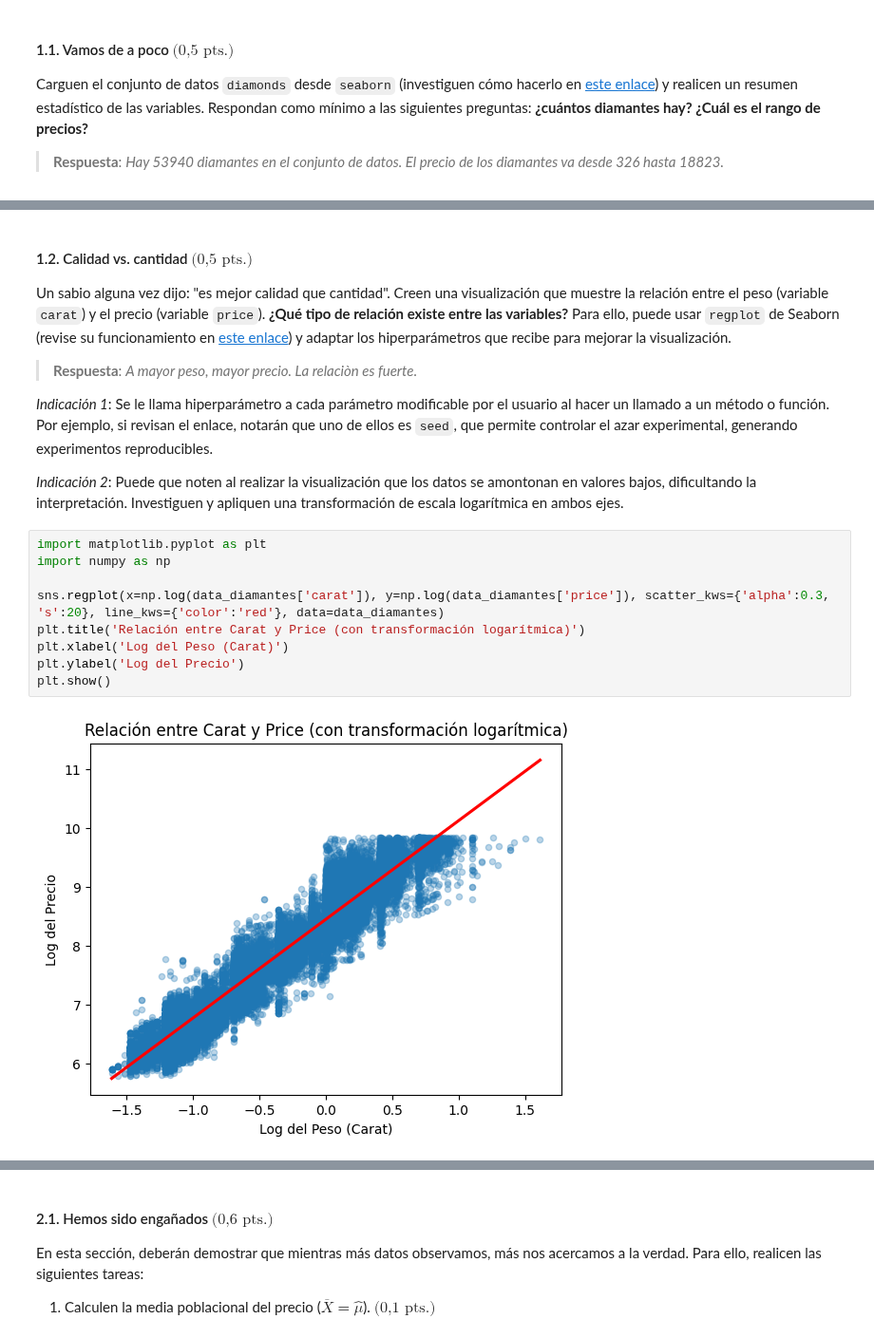
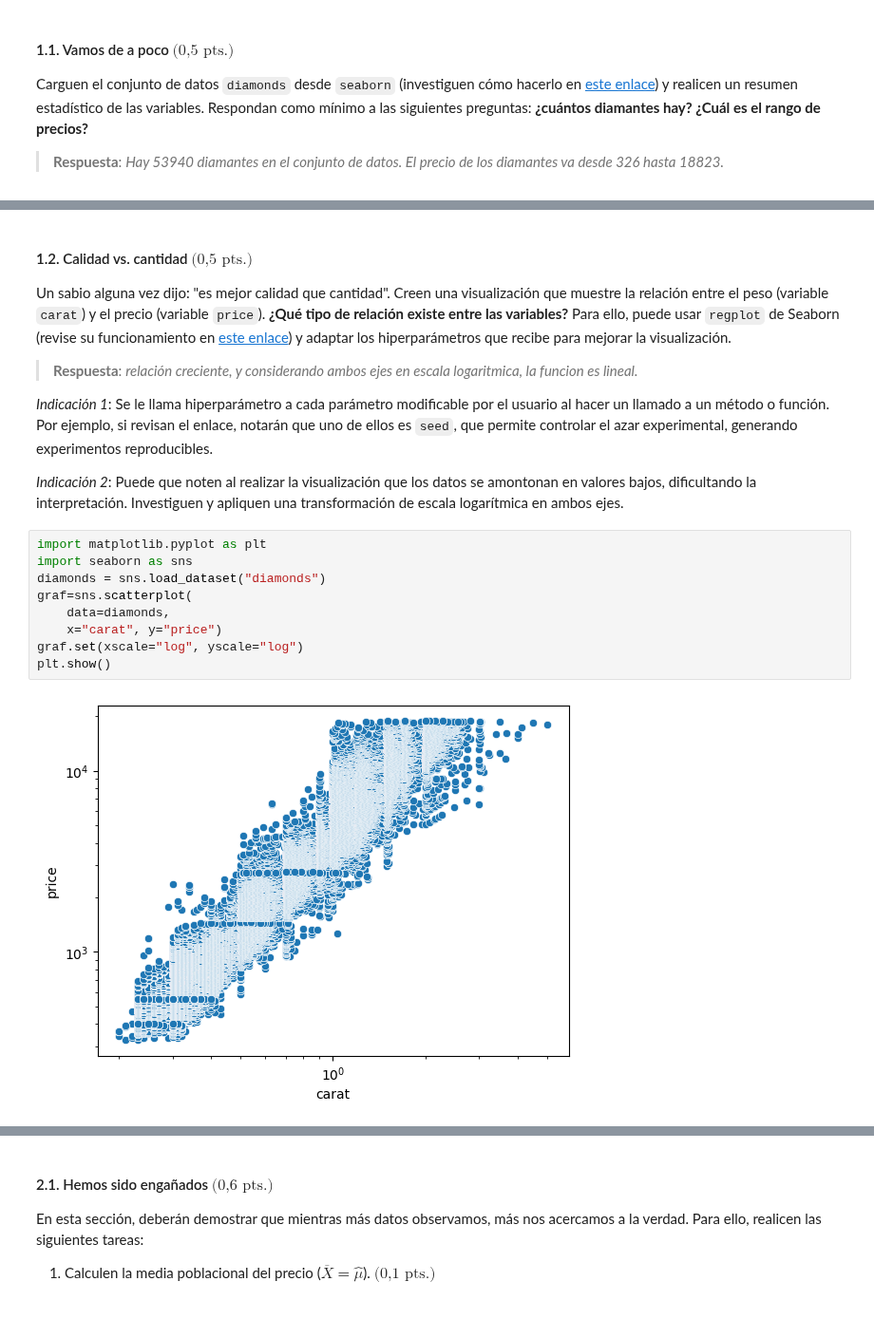
Before and after one commit to milemrc5-cpu/cursoedv-tarea1-equipo2, a Jupyter notebook: tareaedv.ipynb, the cells around one changed output, grey strips where cells are left out. Shown at 95% size. Drawn from its saved outputs; the diff is of its cells as text.

```diff
--- a/tareaedv.ipynb
+++ b/tareaedv.ipynb
@@ -81,22 +125,22 @@ max       58.900000     31.800000
 
 Un sabio alguna vez dijo: "es mejor calidad que cantidad". Creen una visualización que muestre la relación entre el peso (variable `carat`) y el precio (variable `price`). **¿Qué tipo de relación existe entre las variables?** Para ello, puede usar `regplot` de Seaborn (revise su funcionamiento en [este enlace](https://seaborn.pydata.org/generated/seaborn.regplot.html)) y adaptar los hiperparámetros que recibe para mejorar la visualización.
 
-> **Respuesta**: *A mayor peso, mayor precio. La relaciòn es fuerte*.
+> **Respuesta**: *relación creciente, y considerando ambos ejes en escala logaritmica, la funcion es lineal.*
 
 _Indicación 1_: Se le llama hiperparámetro a cada parámetro modificable por el usuario al hacer un llamado a un método o función. Por ejemplo, si revisan el enlace, notarán que uno de ellos es `seed`, que permite controlar el azar experimental, generando experimentos reproducibles.
 
 _Indicación 2_: Puede que noten al realizar la visualización que los datos se amontonan en valores bajos, dificultando la interpretación. Investiguen y apliquen una transformación de escala logarítmica en ambos ejes.
-# %%
-import matplotlib.pyplot as plt
-import numpy as np
-
-sns.regplot(x=np.log(data_diamantes['carat']), y=np.log(data_diamantes['price']), scatter_kws={'alpha':0.3, 's':20}, line_kws={'color':'red'}, data=data_diamantes)
-plt.title('Relación entre Carat y Price (con transformación logarítmica)')
-plt.xlabel('Log del Peso (Carat)')
-plt.ylabel('Log del Precio')
-plt.show()
-# %% [output]
-[figure, removed]
+# %%
+import matplotlib.pyplot as plt
+import seaborn as sns
+diamonds = sns.load_dataset("diamonds")
+graf=sns.scatterplot(
+    data=diamonds,
+    x="carat", y="price")
+graf.set(xscale="log", yscale="log")
+plt.show()
+# %% [output]
+[figure, added]
 # %% [markdown]
 **¿Qué tan consistente son sus resultados con lo que se esperaría en la realidad?** Comente considerando el significado de las variables estudiadas.
 
```
Also changed, not shown: parts of 13 cells of this notebook.
